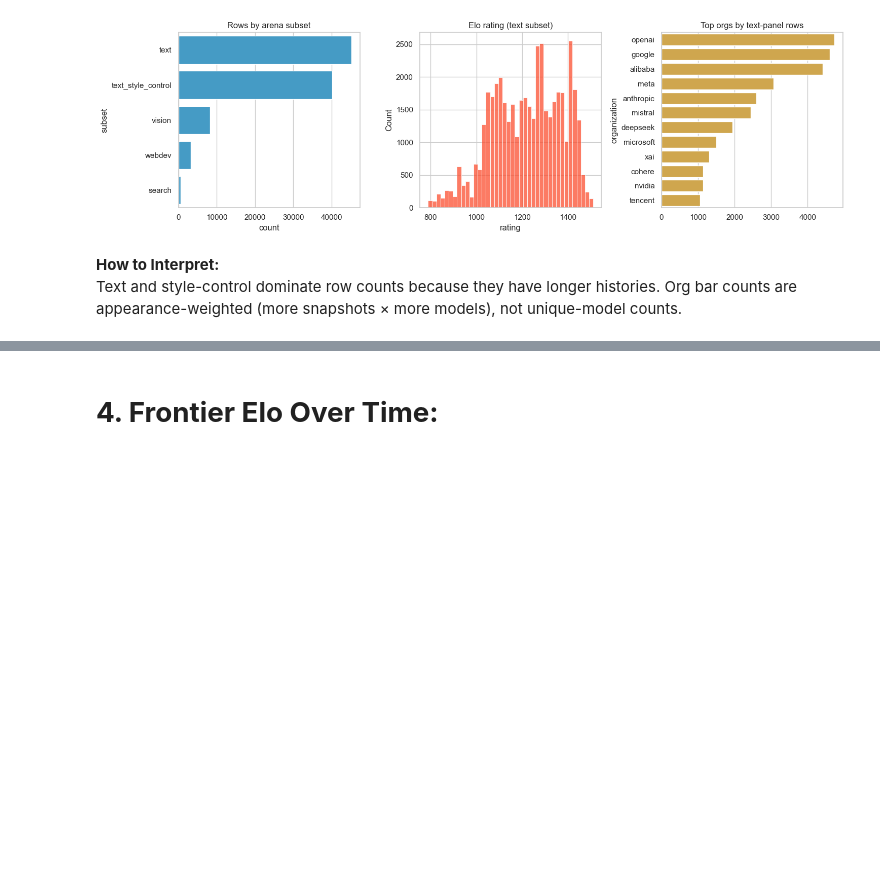
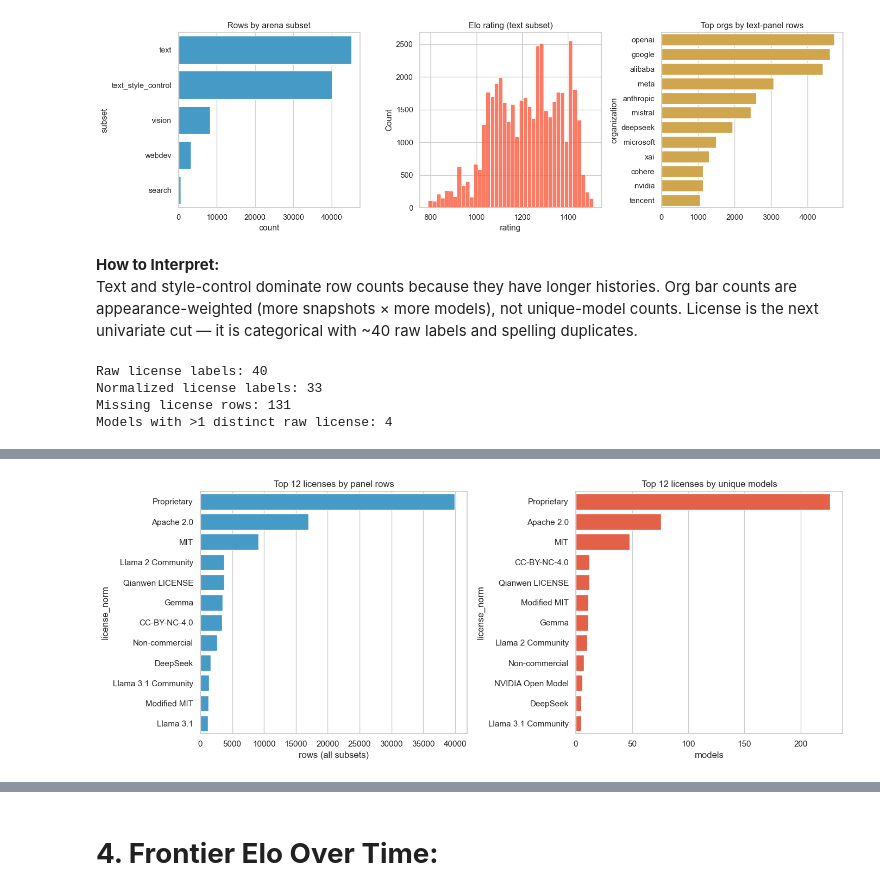
Before and after one commit to nicapotato/KaggleNotebooks, a Jupyter notebook: eda/guided-ai-model-arena-rankings-exploration.ipynb, the cells around one changed output, grey strips where cells are left out. Saved outputs shown, nothing was run; the diff lists cells and outputs as text; code cells hidden in the pictures; blank space fills up the shorter version.

```diff
--- a/eda/guided-ai-model-arena-rankings-exploration.ipynb
+++ b/eda/guided-ai-model-arena-rankings-exploration.ipynb
@@ -194,4 +194,79 @@ plt.show()
 [figure]
 # %% [markdown]
 **How to Interpret:** <br>
-Text and style-control dominate row counts because they have longer histories. Org bar counts are appearance-weighted (more snapshots × more models), not unique-model counts.
+Text and style-control dominate row counts because they have longer histories. Org bar counts are appearance-weighted (more snapshots × more models), not unique-model counts. License is the next univariate cut — it is categorical with ~40 raw labels and spelling duplicates.
+# %%
+# License univariate: normalize common spelling duplicates, then count
+LICENSE_ALIASES = {
+    "Apache-2.0": "Apache 2.0",
+    "Gemma license": "Gemma",
+    "DeepSeek License": "DeepSeek",
+    "Nvidia Open Model": "NVIDIA Open Model",
+    "Nvidia Open": "NVIDIA Open Model",
+    "Nvidia": "NVIDIA Open Model",
+    "Qwen": "Qianwen LICENSE",
+}
+
+
+def normalize_license(s: object) -> str:
+    if pd.isna(s):
+        return "Missing"
+    s = str(s).strip()
+    return LICENSE_ALIASES.get(s, s)
+
+
+df["license_norm"] = df["license"].map(normalize_license)
+text["license_norm"] = text["license"].map(normalize_license)
+
+# Unique-model view (one row per model_name; modal license if a model flips)
+model_lic = (
+    df.groupby("model_name")["license_norm"]
+    .agg(lambda s: s.mode(dropna=False).iloc[0])
+    .rename("license_norm")
+    .reset_index()
+)
+assert model_lic["model_name"].is_unique
+
+lic_rows = df["license_norm"].value_counts()
+lic_models = model_lic["license_norm"].value_counts()
+print("Raw license labels:", df["license"].nunique(dropna=False))
+print("Normalized license labels:", df["license_norm"].nunique())
+print("Missing license rows:", int((df["license_norm"] == "Missing").sum()))
+print("Models with >1 distinct raw license:", int(df.groupby("model_name")["license"].nunique().gt(1).sum()))
+display(
+    pd.DataFrame({
+        "rows": lic_rows,
+        "row_share": (lic_rows / lic_rows.sum()).round(3),
+        "unique_models": lic_models,
+        "model_share": (lic_models / lic_models.sum()).round(3),
+    })
+    .fillna(0)
+    .sort_values("rows", ascending=False)
+    .head(15)
+)
+
+f, ax = plt.subplots(1, 2, figsize=(14, 5.5))
+top_n = 12
+sns.barplot(
+    x=lic_rows.head(top_n).values,
+    y=lic_rows.head(top_n).index,
+    ax=ax[0],
+    color="#30a2da",
+)
+ax[0].set_title(f"Top {top_n} licenses by panel rows")
+ax[0].set_xlabel("rows (all subsets)")
+sns.barplot(
+    x=lic_models.head(top_n).values,
+    y=lic_models.head(top_n).index,
+    ax=ax[1],
+    color="#fc4f30",
+)
+ax[1].set_title(f"Top {top_n} licenses by unique models")
+ax[1].set_xlabel("models")
+plt.tight_layout()
+plt.show()
+# %% [output]
+Raw license labels: 40
+Normalized license labels: 33
+Missing license rows: 131
+Models with >1 distinct raw license: 4
@@ -197,0 +290 @@ Text and style-control dominate row counts because they have longer histories. O
+[figure, added]
```
Also changed, not shown: parts of 18 cells of this notebook, 10 other files.
